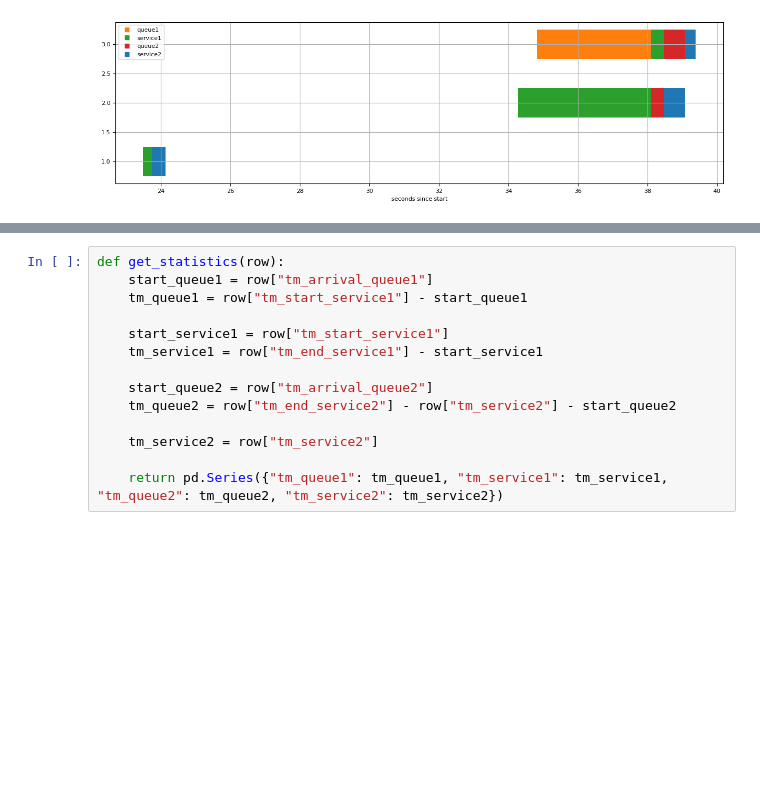
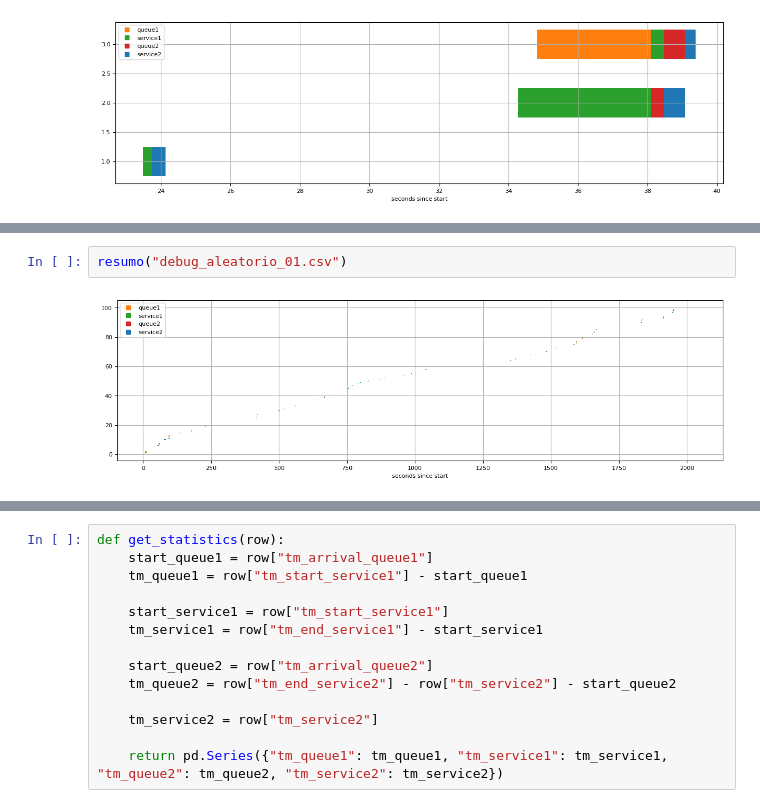
Before and after one commit to viniciuslettieri/2022.2---Avaliacao-e-Desempenho, a Jupyter notebook: Simulacoes/analise_simulacao.ipynb, the cells around one changed output, grey strips where cells are left out. Cells and saved outputs as stored; diff of their text form; blank space fills up the shorter version.

```diff
--- a/Simulacoes/analise_simulacao.ipynb
+++ b/Simulacoes/analise_simulacao.ipynb
@@ -64,0 +69,4 @@ resumo("teste_prioridade.csv")
+# %%
+resumo("debug_aleatorio_01.csv")
+# %% [output]
+[figure, added]
```
Also changed, not shown: parts of 3 cells of this notebook, 5 other files.
